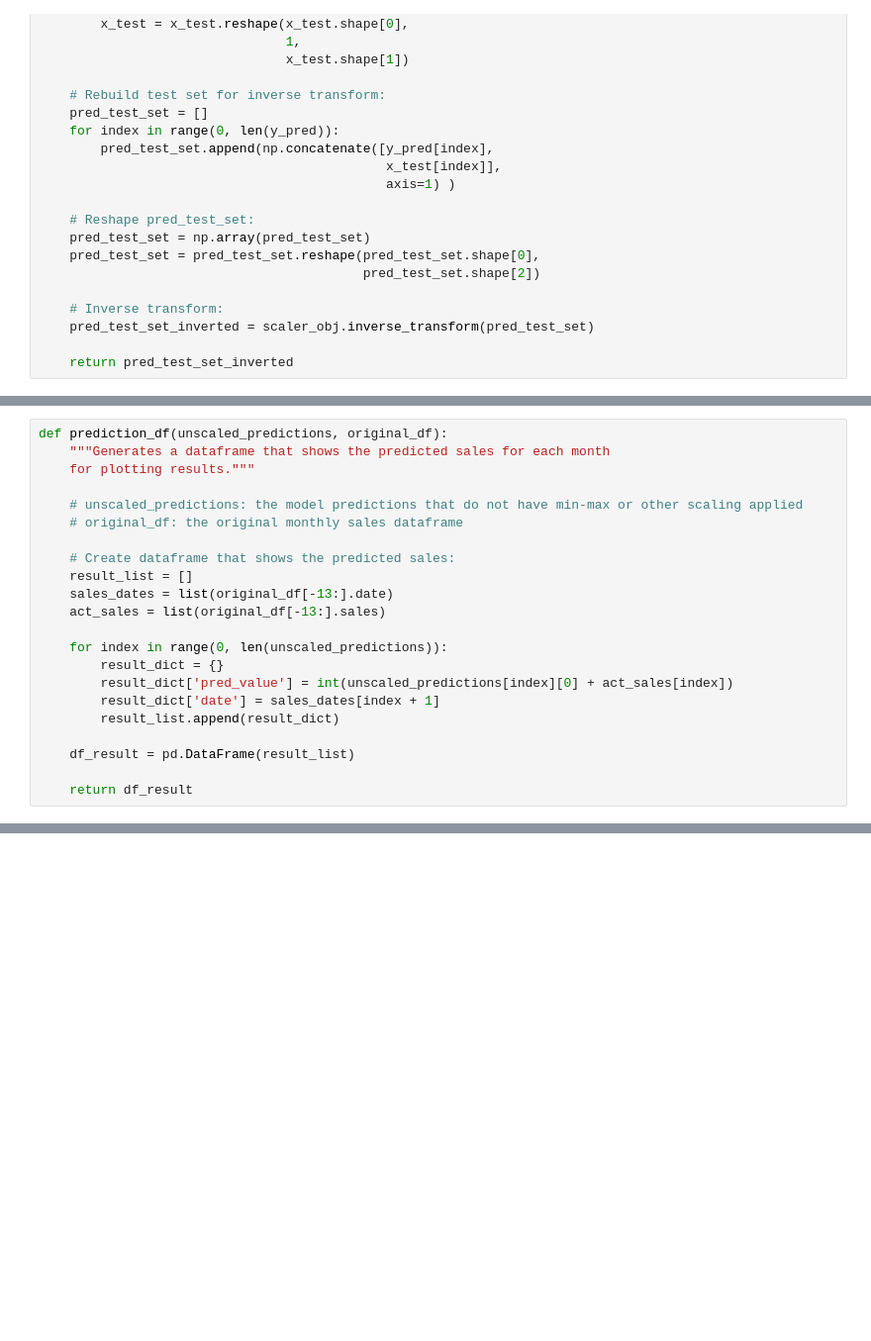
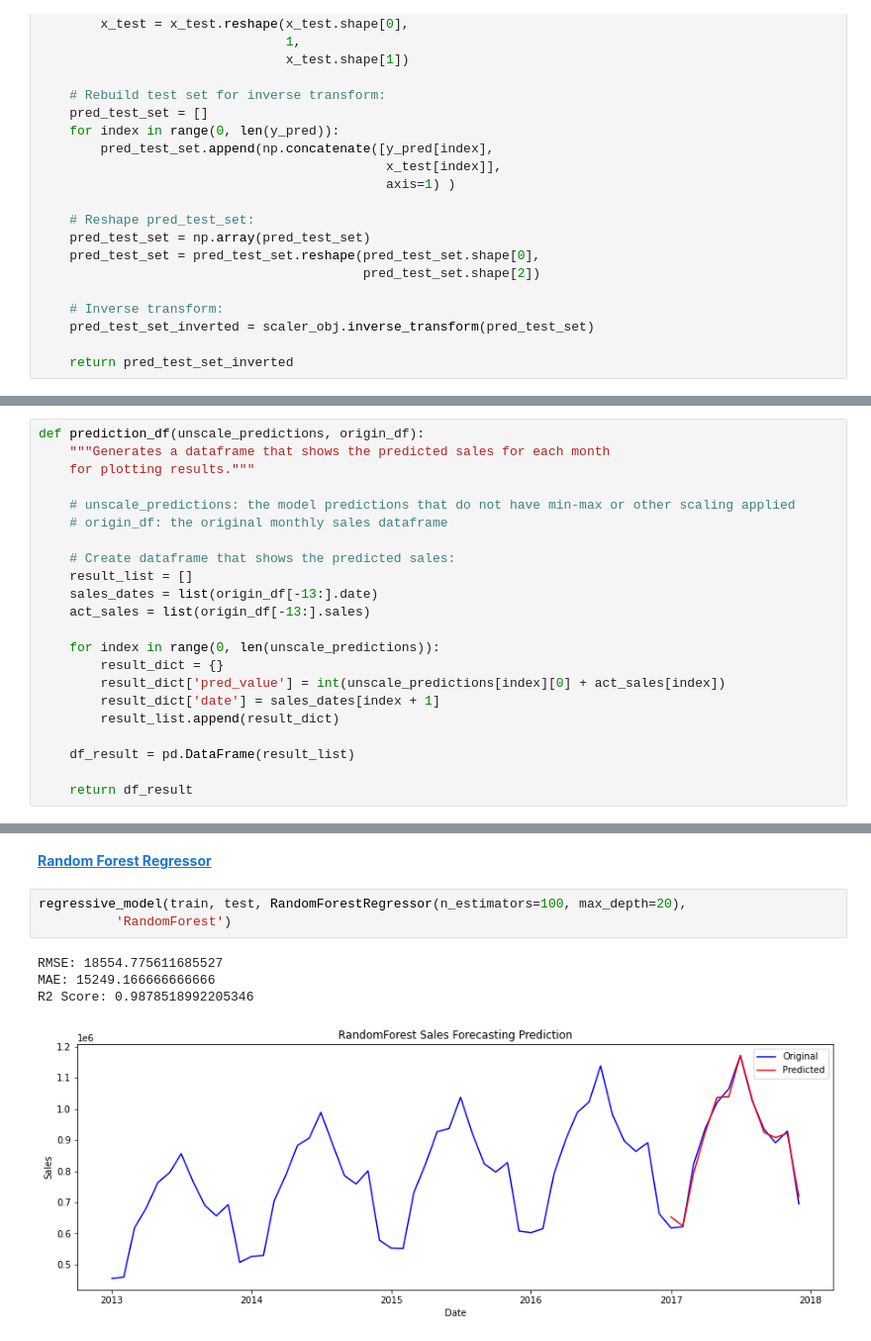
Before and after one commit to badl7/Forecasting_future_sales, a Jupyter notebook: forecasting-future-sales-using-machine-learning.ipynb, the cells around one changed output, grey strips where cells are left out. Shown: that part at 99% size. Drawn from its saved outputs; the diff is of its cells as text; blank space fills up the shorter version.

```diff
--- a/forecasting-future-sales-using-machine-learning.ipynb
+++ b/forecasting-future-sales-using-machine-learning.ipynb
@@ -571,20 +574,20 @@ def re_scaling(y_pred, x_test, scaler_obj, lstm=False):
 >     Generate a dataframe that includes the actual sales captured in our test set and the predicted results from our model so that we can quantify our success.
 # %%
-def prediction_df(unscaled_predictions, original_df):
+def prediction_df(unscale_predictions, origin_df):
     """Generates a dataframe that shows the predicted sales for each month
     for plotting results."""
 
-    # unscaled_predictions: the model predictions that do not have min-max or other scaling applied
-    # original_df: the original monthly sales dataframe
+    # unscale_predictions: the model predictions that do not have min-max or other scaling applied
+    # origin_df: the original monthly sales dataframe
 
     # Create dataframe that shows the predicted sales:
     result_list = []
-    sales_dates = list(original_df[-13:].date)
-    act_sales = list(original_df[-13:].sales)
+    sales_dates = list(origin_df[-13:].date)
+    act_sales = list(origin_df[-13:].sales)
 
-    for index in range(0, len(unscaled_predictions)):
+    for index in range(0, len(unscale_predictions)):
         result_dict = {}
-        result_dict['pred_value'] = int(unscaled_predictions[index][0] + act_sales[index])
+        result_dict['pred_value'] = int(unscale_predictions[index][0] + act_sales[index])
         result_dict['date'] = sales_dates[index + 1]
         result_list.append(result_dict)
 
@@ -596,0 +681,10 @@ def prediction_df(unscaled_predictions, original_df):
+# %% [markdown]
+ [ **Random Forest Regressor** ](https://scikit-learn.org/0.24/modules/generated/sklearn.ensemble.RandomForestRegressor.html?highlight=random%20forest%20reg#sklearn.ensemble.RandomForestRegressor)
+# %%
+regressive_model(train, test, RandomForestRegressor(n_estimators=100, max_depth=20),
+          'RandomForest')
+# %% [output]
+RMSE: 18554.775611685527
+MAE: 15249.166666666666
+R2 Score: 0.9878518992205346
+[figure, added]
```
Also changed, not shown: parts of 17 cells of this notebook.
